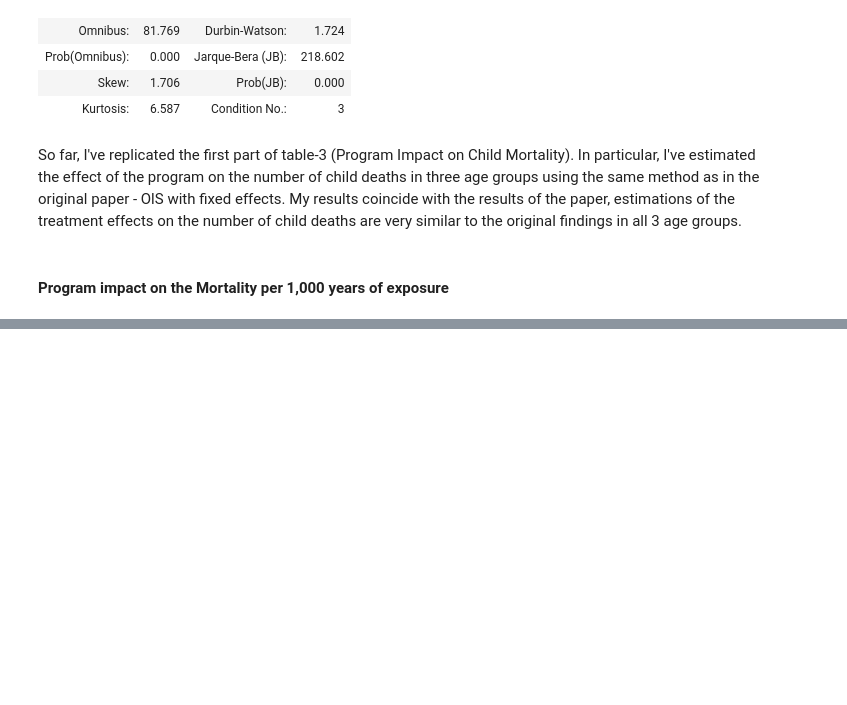
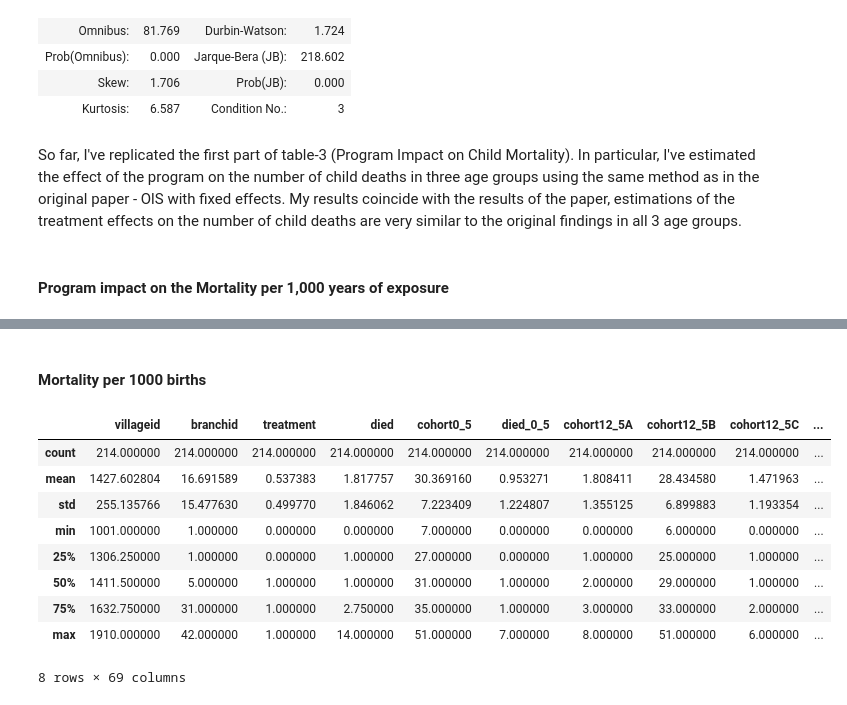
Before and after one commit to madinajapakhova/Project-replication, a Jupyter notebook: MJapakhova project(replication).ipynb, the cells around one changed output, grey strips where cells are left out. Cells and saved outputs as stored; diff of their text form; code cells hidden in the pictures; blank space fills up the shorter version.

```diff
--- a/MJapakhova project(replication).ipynb
+++ b/MJapakhova project(replication).ipynb
@@ -530,3 +437,71 @@ res.summary2(yname="Infant mortality", xname=["Intercept", "Program impact"],
 | Prob(Omnibus): | 0.000 | Jarque-Bera (JB): | 90.510 |
 | Skew: | 1.241 | Prob(JB): | 0.000 |
 | Kurtosis: | 4.999 | Condition No.: | 3 |
+# %% [markdown]
+####  Mortality per 1000 births
+# %%
+df_3 = pd.read_stata("AEJ2018_child_mortality_computationDHS.dta")
+df_3 = df_3.groupby(['villageid', 'branchid', 'treatment'], as_index = True)[df_3.columns[pd.Series(df_3.columns).str.startswith(('cohort',
+                                                                            'died'))]].sum().reset_index()
+df_3['cdp_0_5']= df_3['died_0_5'] / df_3['cohort0_5']
+#1-2 months
+df_3['cdp_12_5']=((0.5*df_3['died_12_5A']) + df_3['died_12_5B'] + df_3['died_12_5C'])/((0.5*df_3['cohort12_5A'])
+                    + df_3['cohort12_5B'] + (0.5* df_3['cohort12_5C']))
+
+#3-5 months
+df_3['cdp_35_5']=((0.5*df_3['died_35_5A']) + df_3['died_35_5B'] +
+                  df_3['died_35_5C'])/((0.5*df_3['cohort35_5A']) + df_3['cohort35_5B'] + (0.5* df_3['cohort35_5C']))
+
+#6-11 months
+df_3['cdp_611_5']=((0.5*df_3['died_611_5A']) + df_3['died_611_5B']
+                   + df_3['died_611_5C'])/((0.5*df_3['cohort611_5A']) + df_3['cohort611_5B'] + (0.5* df_3['cohort611_5C']))
+
+#12-23 months
+df_3['cdp_1223_5']=((0.5*df_3['died_1223_5A']) + df_3['died_1223_5B']
+                    + df_3['died_1223_5C'])/((0.5*df_3['cohort1223_5A']) + df_3['cohort1223_5B'] + (0.5* df_3['cohort1223_5C']))
+
+#24-35 months
+df_3['cdp_2435_5']=((0.5*df_3['died_2435_5A']) + df_3['died_2435_5B'] + df_3['died_2435_5C'])/((0.5*df_3['cohort2435_5A'])
+                    + df_3['cohort2435_5B'] + (0.5* df_3['cohort2435_5C']))
+
+#36 - 47 months
+df_3['cdp_3647_5']=((0.5*df_3['died_3647_5A']) + df_3['died_3647_5B'] + df_3['died_3647_5C'])/((0.5*df_3['cohort3647_5A'])
+                        + df_3['cohort3647_5B'] + (0.5* df_3['cohort3647_5C']))
+
+#48 -59 months
+df_3['cdp_4859_5']=((0.5*df_3['died_4859_5A']) + df_3['died_4859_5B'] + df_3['died_4859_5C'])/((0.5*df_3['cohort4859_5A'])
+                        + df_3['cohort4859_5B'] + (0.5* df_3['cohort4859_5C']))
+
+#Calculate the component survival probability by subtracting the component death probability from one:
+df_3['csp_0_5']=1-df_3['cdp_0_5']
+df_3['csp_12_5']=1-df_3['cdp_12_5']
+df_3['csp_35_5']=1-df_3['cdp_35_5']
+df_3['csp_611_5']=1-df_3['cdp_611_5']
+df_3['csp_1223_5']=1-df_3['cdp_1223_5']
+df_3['csp_2435_5']=1-df_3['cdp_2435_5']
+df_3['csp_3647_5']=1-df_3['cdp_3647_5']
+df_3['csp_4859_5']=1-df_3['cdp_4859_5']
+
+#Calculate the product of the component survival probabilities for 0, 1-2, 3-5, and 6-11 months of age.
+df_3['produ_csp_1y_5']= df_3['csp_0_5']* df_3['csp_12_5']* df_3['csp_35_5']* df_3['csp_611_5']
+df_3['produ_csp_5y_5'] = df_3['csp_0_5']* df_3['csp_12_5']* df_3['csp_35_5']* df_3['csp_611_5']*df_3['csp_1223_5']* df_3['csp_2435_5']* df_3['csp_3647_5']* df_3['csp_4859_5']
+
+#Subtract the product from 1 and multiply by 1000 to get the mortality rates:
+df_3['imr_1m_5']=(1-df_3['csp_0_5'])*1000
+df_3['imr_1y_5']=(1-df_3['produ_csp_1y_5'])*1000
+df_3['imr_5y_5']=(1-df_3['produ_csp_5y_5'])*1000
+
+df_3 = df_3.set_index(['branchid', 'villageid'], drop = False)
+
+df_3.describe()
+# %% [output]
+|  | villageid | branchid | treatment | died | cohort0_5 | died_0_5 | cohort12_5A | cohort12_5B | cohort12_5C | ... |
+| count | 214.000000 | 214.000000 | 214.000000 | 214.000000 | 214.000000 | 214.000000 | 214.000000 | 214.000000 | 214.000000 | ... |
+| mean | 1427.602804 | 16.691589 | 0.537383 | 1.817757 | 30.369160 | 0.953271 | 1.808411 | 28.434580 | 1.471963 | ... |
+| std | 255.135766 | 15.477630 | 0.499770 | 1.846062 | 7.223409 | 1.224807 | 1.355125 | 6.899883 | 1.193354 | ... |
+| min | 1001.000000 | 1.000000 | 0.000000 | 0.000000 | 7.000000 | 0.000000 | 0.000000 | 6.000000 | 0.000000 | ... |
+| 25% | 1306.250000 | 1.000000 | 0.000000 | 1.000000 | 27.000000 | 0.000000 | 1.000000 | 25.000000 | 1.000000 | ... |
+| 50% | 1411.500000 | 5.000000 | 1.000000 | 1.000000 | 31.000000 | 1.000000 | 2.000000 | 29.000000 | 1.000000 | ... |
+| 75% | 1632.750000 | 31.000000 | 1.000000 | 2.750000 | 35.000000 | 1.000000 | 3.000000 | 33.000000 | 2.000000 | ... |
+| max | 1910.000000 | 42.000000 | 1.000000 | 14.000000 | 51.000000 | 7.000000 | 8.000000 | 51.000000 | 6.000000 | ... |
+8 rows × 69 columns
```
Also changed, not shown: parts of 76 cells of this notebook.
